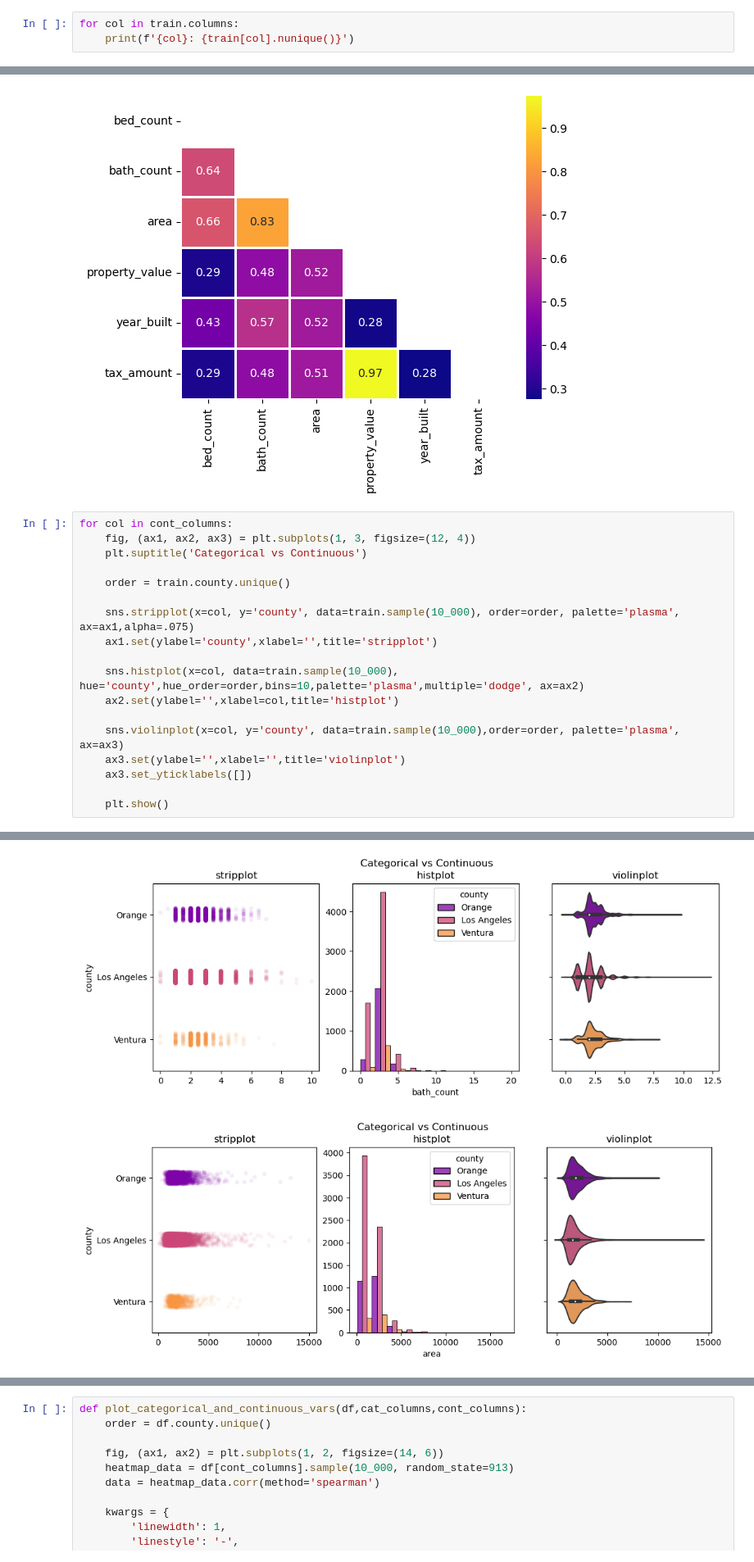
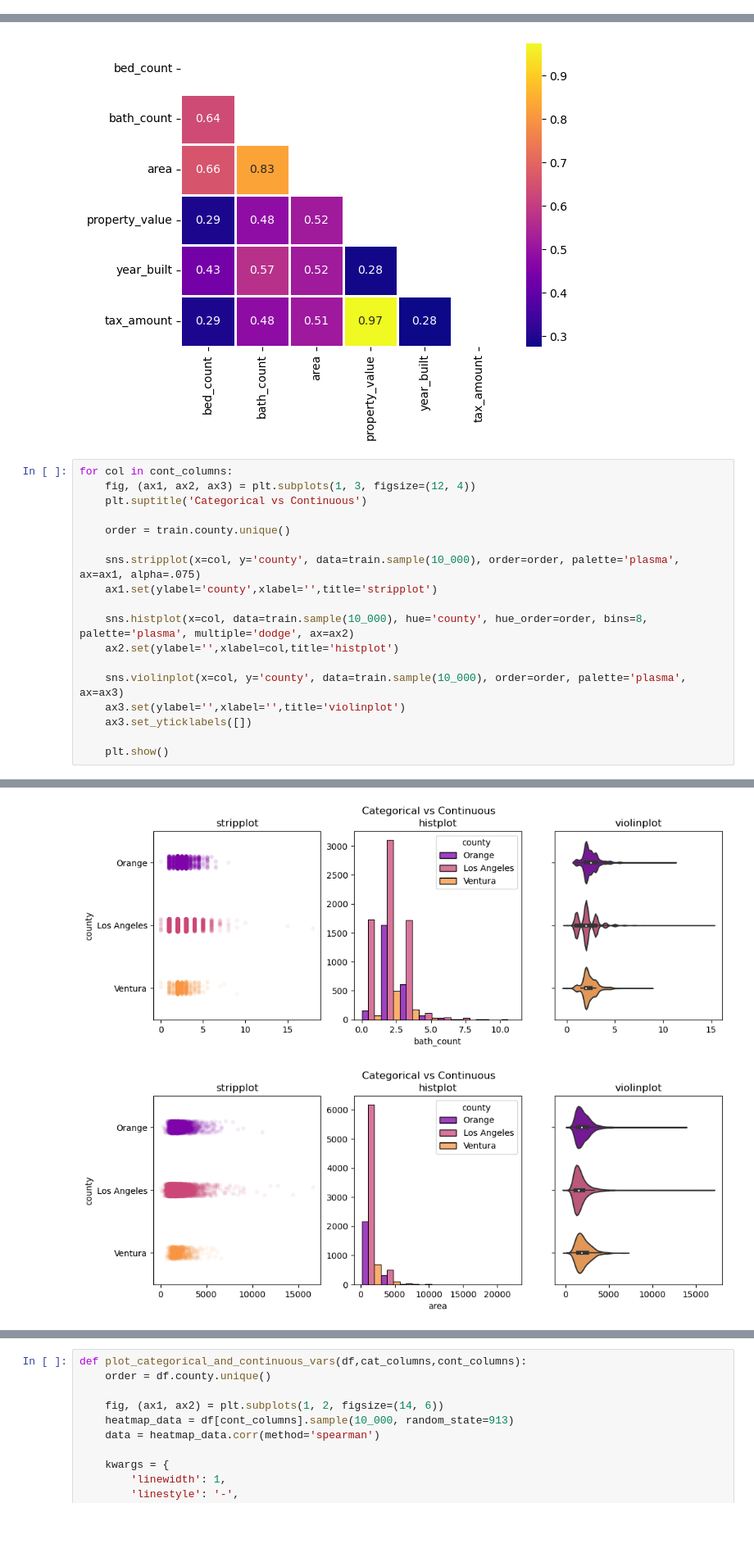
Before and after one commit to rabeka-branham/regression-exercises, a Jupyter notebook: explore.ipynb, the cells around one changed output, grey strips where cells are left out. Shown at 82% size. Cells and saved outputs as stored; diff of their text form; blank space fills up the shorter version.

```diff
--- a/explore.ipynb
+++ b/explore.ipynb
@@ -45,5 +47,2 @@ plot_variable_pairs(train)
 # %% [markdown]
 ## 2. Write a function named `plot_categorical_and_continuous_vars` that accepts your dataframe and the name of the columns that hold the continuous and categorical features and outputs 3 different plots for visualizing a categorical variable and a continuous variable.
-# %%
-for col in train.columns:
-    print(f'{col}: {train[col].nunique()}')
@@ -126,13 +129,13 @@ for col in cont_columns:
 
     order = train.county.unique()
 
-    sns.stripplot(x=col, y='county', data=train.sample(10_000), order=order, palette='plasma', ax=ax1,alpha=.075)
+    sns.stripplot(x=col, y='county', data=train.sample(10_000), order=order, palette='plasma', ax=ax1, alpha=.075)
     ax1.set(ylabel='county',xlabel='',title='stripplot')
 
-    sns.histplot(x=col, data=train.sample(10_000), hue='county',hue_order=order,bins=10,palette='plasma',multiple='dodge', ax=ax2)
+    sns.histplot(x=col, data=train.sample(10_000), hue='county', hue_order=order, bins=8, palette='plasma', multiple='dodge', ax=ax2)
     ax2.set(ylabel='',xlabel=col,title='histplot')
 
-    sns.violinplot(x=col, y='county', data=train.sample(10_000),order=order, palette='plasma', ax=ax3)
+    sns.violinplot(x=col, y='county', data=train.sample(10_000), order=order, palette='plasma', ax=ax3)
     ax3.set(ylabel='',xlabel='',title='violinplot')
     ax3.set_yticklabels([])
 
@@ -142,2 +145,2 @@ for col in cont_columns:
-[figure, old version]
+[figure, new version]
-[figure, old version]
+[figure, new version]
```
Also changed, not shown: parts of 6 cells of this notebook, 3 other files.
